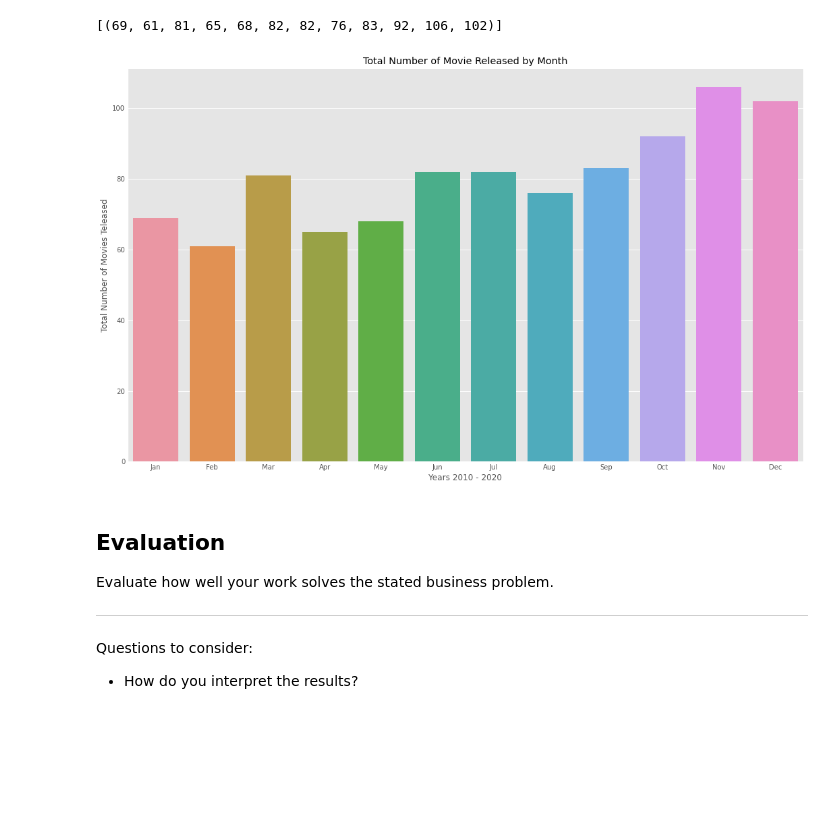
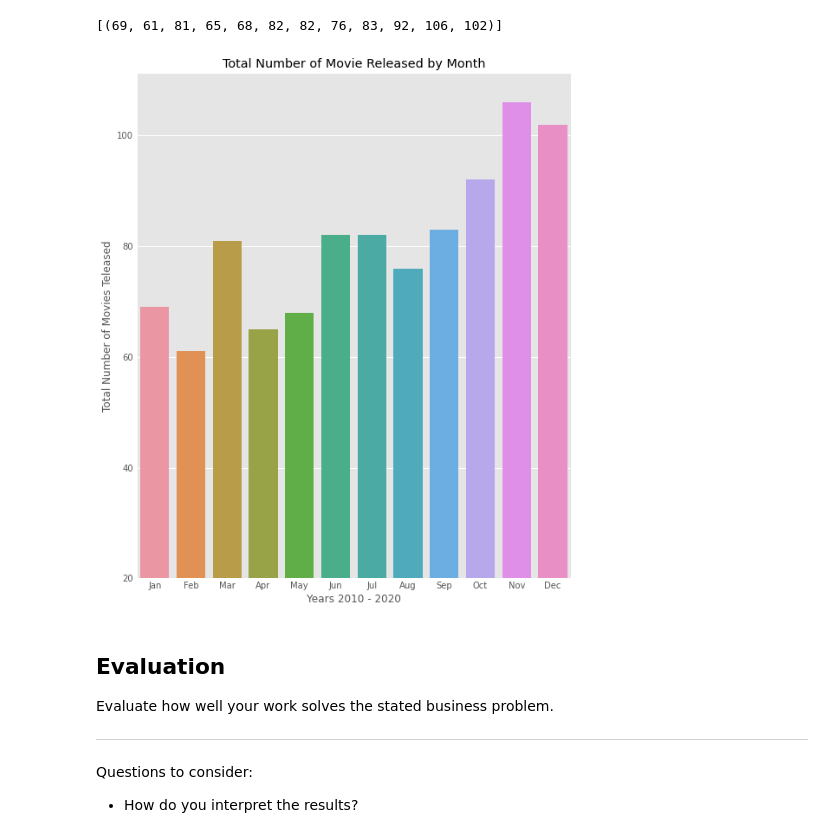
Before and after one commit to learn-co-curriculum/dsc-project-template, a Jupyter notebook: Finalized - Michael.ipynb, the cells around one changed output. Cells and saved outputs as stored; diff of their text form; code cells hidden in the pictures; blank space fills up the shorter version.

Commit message:
set ylim on 3rd graph

```diff
--- a/Finalized - Michael.ipynb
+++ b/Finalized - Michael.ipynb
@@ -346,17 +346,19 @@ list(df_months.value_counts().index)
 [(69, 61, 81, 65, 68, 82, 82, 76, 83, 92, 106, 102)]
 # %%
 # Plot the total number of movies released each month
+# Set y = 20 so graph is better represented
 plt.style.use('ggplot')
-fig, ax = plt.subplots(figsize = (16, 10))
+fig, ax = plt.subplots(figsize = (8, 10))
 x = months
 #y = [*here*]
 y = [69, 61, 81, 65, 68, 82, 82, 76, 83, 92, 106, 102]
 sns.barplot(x=x, y=y);
+ax.set_ylim(bottom=20)
 ax.set_title('Total Number of Movie Released by Month')
 ax.set_xlabel('Years 2010 - 2020')
 ax.set_ylabel('Total Number of Movies Teleased');
 # %% [output]
-[figure, old version]
+[figure, new version]
 # %%
 # The window with the least competition is in the first half of the year (Jan-Jun)
 # This distribution shows that movie production companies release more movies later in the year.
```
